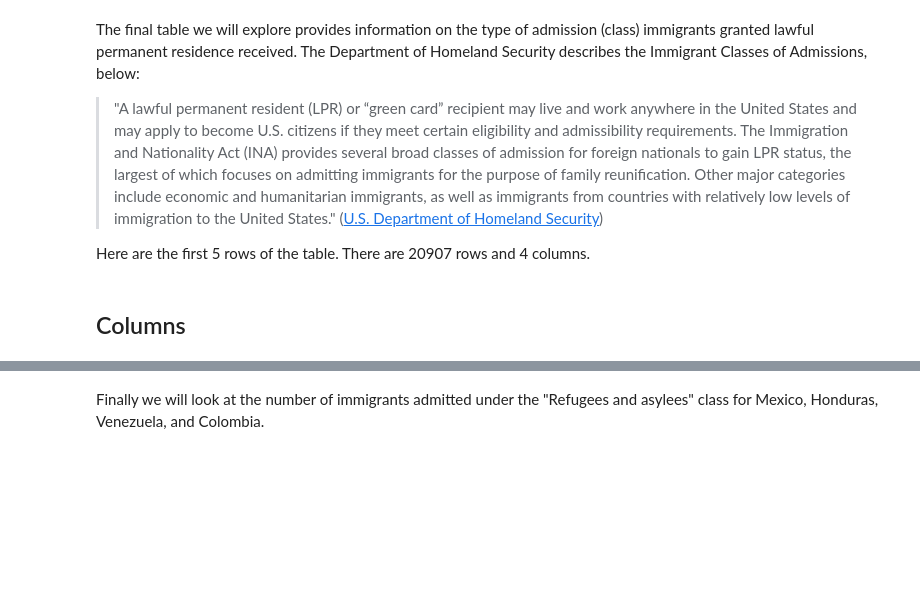
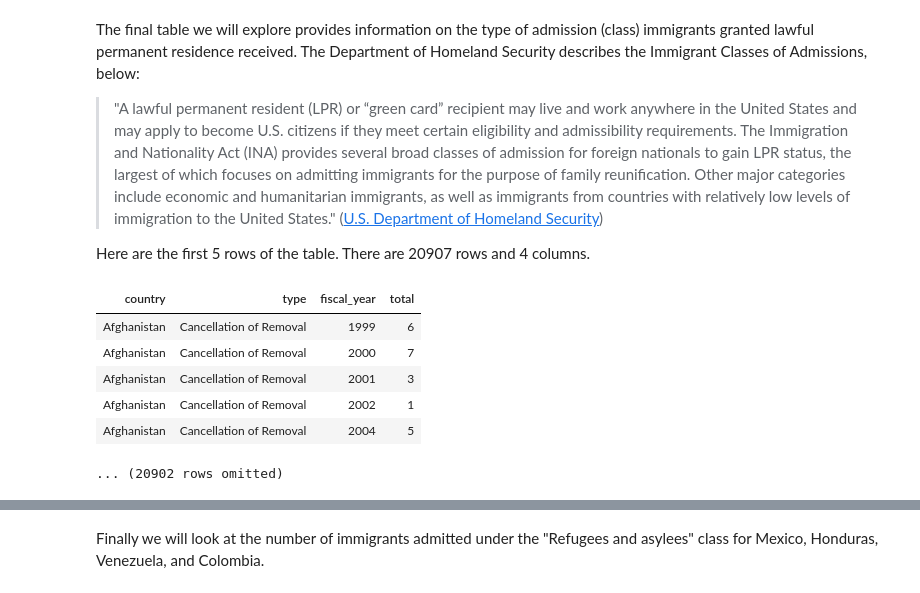
Before and after one commit to ds-modules/POLSCI-5, a Jupyter notebook: Immigration.ipynb, the cells around one changed output, grey strips where cells are left out. Cells and saved outputs as stored; diff of their text form; code cells hidden in the pictures; blank space fills up the shorter version.

```diff
--- a/Immigration.ipynb
+++ b/Immigration.ipynb
@@ -228,6 +205,13 @@ The final table we will explore provides information on the type of admission (c
 Here are the first 5 rows of the table. There are 20907 rows and 4 columns.
 # %%
 class_admission = Table.read_table('immigrants-class-perm.csv') # read in the dataset
+class_admission.set_format('fiscal_year', formats.FunctionFormatter(lambda x: x)) # fix format of year column
 class_admission.show(5)
+# %% [output]
+| country | type | fiscal_year | total |
+| Afghanistan | Cancellation of Removal | 1999 | 6 |
+| Afghanistan | Cancellation of Removal | 2000 | 7 |
+| Afghanistan | Cancellation of Removal | 2001 | 3 |
+| Afghanistan | Cancellation of Removal | 2002 | 1 |
+| Afghanistan | Cancellation of Removal | 2004 | 5 |
+... (20902 rows omitted)
-# %% [markdown]
-## Columns <a id='4a'></a>
```
Also changed, not shown: parts of 87 cells of this notebook.
